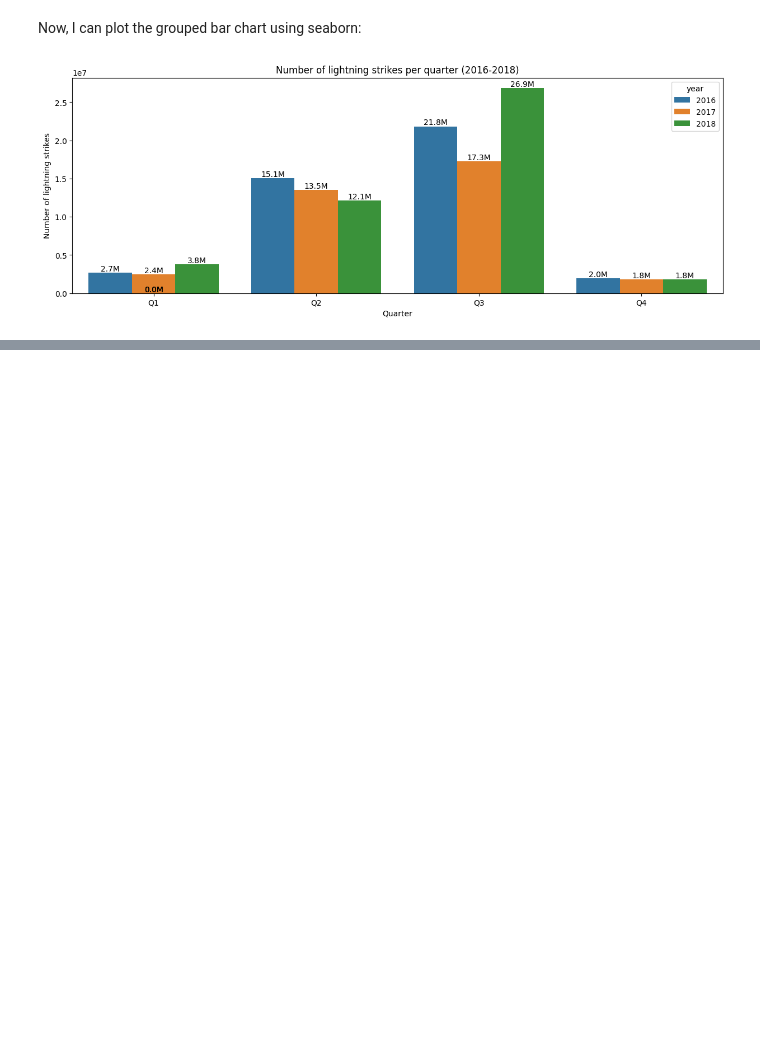
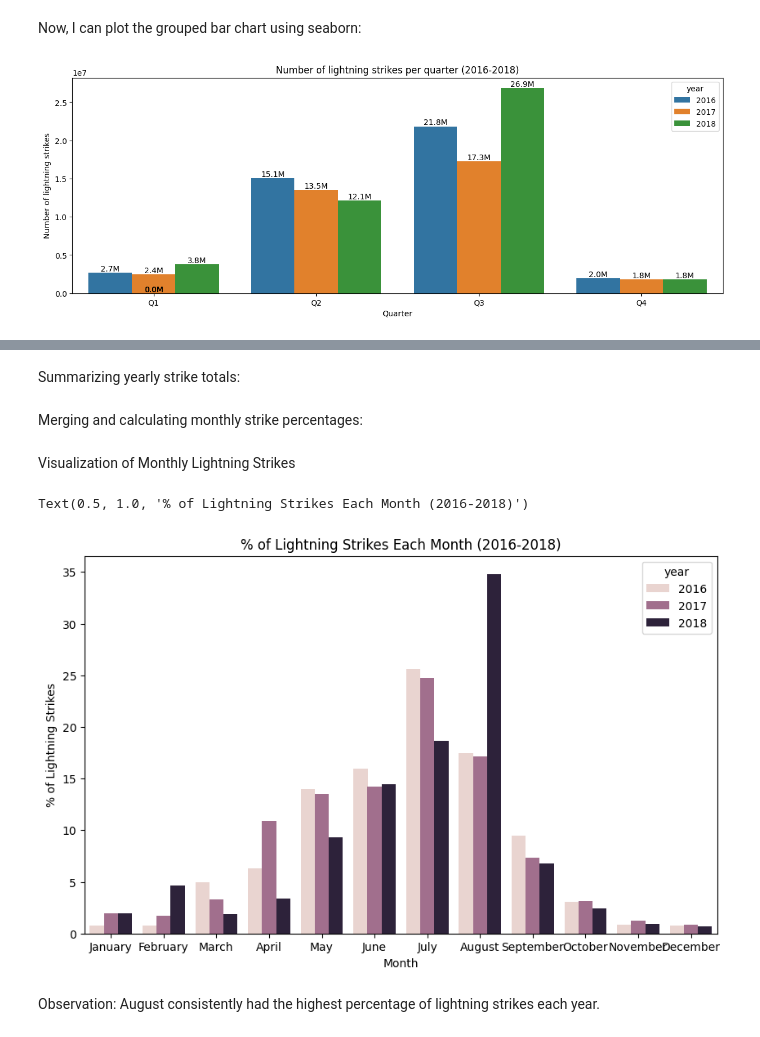
Before and after one commit to Cyberoctane29/NOAA-Lightning-Analysis, a Jupyter notebook: NOAA_Lightning_Analysis.ipynb, the cells around one changed output, grey strips where cells are left out. Saved outputs shown, nothing was run; the diff lists cells and outputs as text; code cells hidden in the pictures; blank space fills up the shorter version.

```diff
--- a/NOAA_Lightning_Analysis.ipynb
+++ b/NOAA_Lightning_Analysis.ipynb
@@ -485,0 +620,4 @@ plt.show()
+# %%
+union_df['year'] = union_df.date.dt.year
+union_df['month'] = union_df.date.dt.month
+union_df['month_txt'] = union_df.date.dt.month_name()
@@ -485,0 +636,33 @@ plt.show()
+# %%
+lightning_by_month = union_df.groupby(['month_txt','year']).agg(number_of_strikes=('number_of_strikes', 'sum')).reset_index()
+# %% [markdown]
+Summarizing yearly strike totals:
+# %%
+lightning_by_year = union_df.groupby(['year']).agg(year_strikes=('number_of_strikes', 'sum')).reset_index()
+# %% [markdown]
+Merging and calculating monthly strike percentages:
+# %%
+percentage_lightning = lightning_by_month.merge(lightning_by_year,on='year')
+percentage_lightning['percentage_lightning_per_month'] = (
+    percentage_lightning.number_of_strikes /
+    percentage_lightning.year_strikes * 100.0
+)
+# %% [markdown]
+Visualization of Monthly Lightning Strikes
+# %%
+plt.figure(figsize=(10,6))
+month_order = ['January', 'February', 'March', 'April', 'May', 'June', 'July', 'August', 'September', 'October', 'November', 'December']
+sns.barplot(
+    data=percentage_lightning,
+    x='month_txt',
+    y='percentage_lightning_per_month',
+    hue='year',
+    order=month_order)
+plt.xlabel("Month")
+plt.ylabel("% of Lightning Strikes")
+plt.title("% of Lightning Strikes Each Month (2016-2018)")
+# %% [output]
+Text(0.5, 1.0, '% of Lightning Strikes Each Month (2016-2018)')
+[figure, added]
+# %% [markdown]
+Observation: August consistently had the highest percentage of lightning strikes each year.
```
Also changed, not shown: parts of 33 cells of this notebook.
